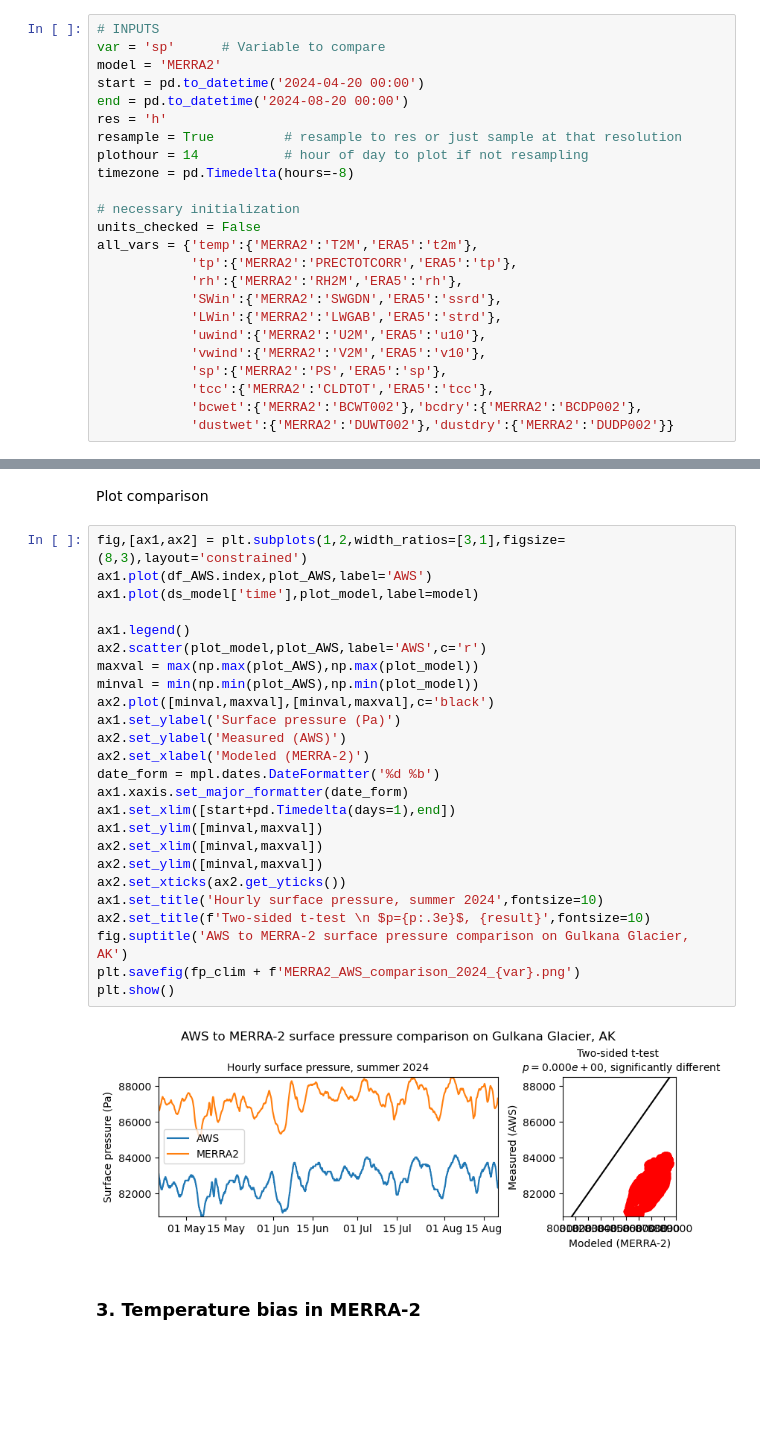
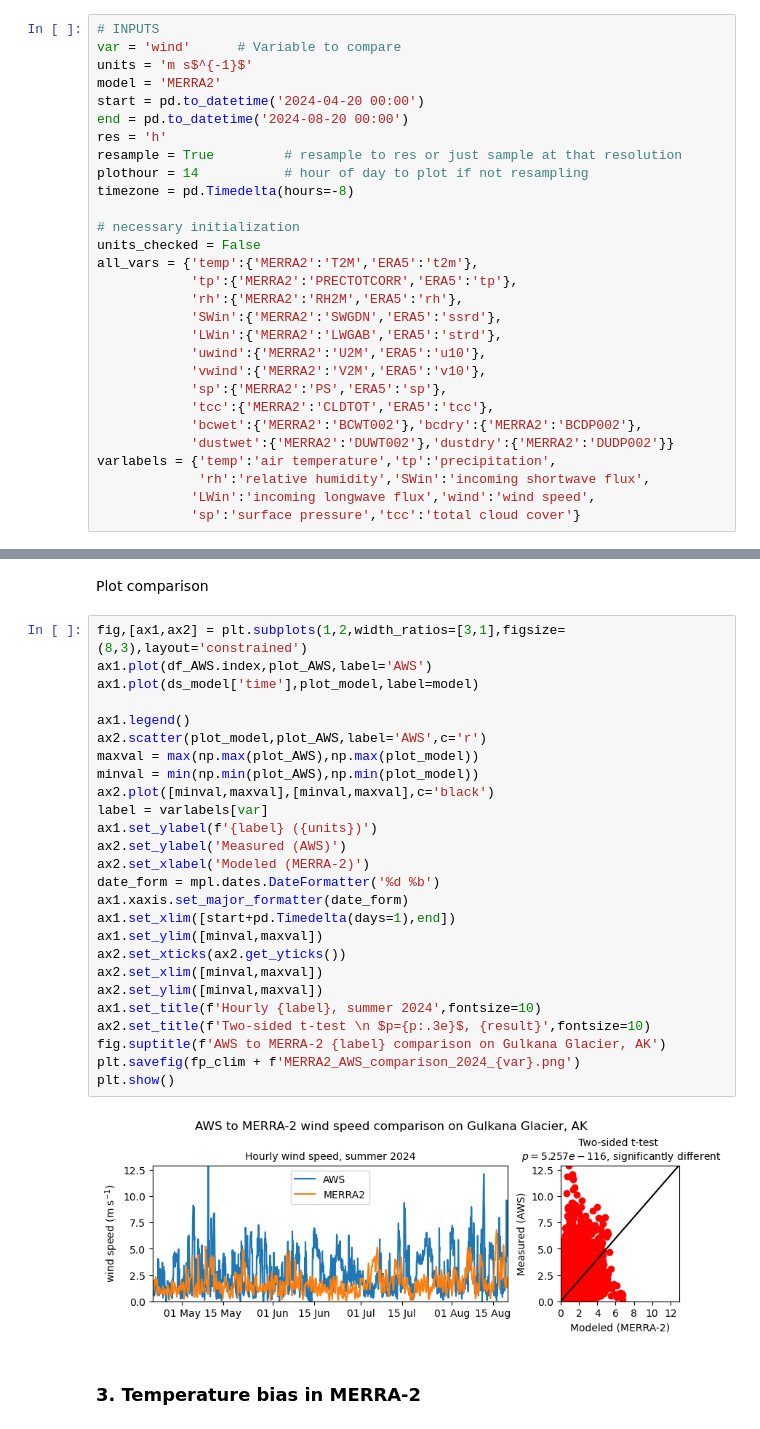
Before and after one commit to clairevwilson/PyGEM-EB, a Jupyter notebook: pygem_eb/processing/climate_plotting.ipynb, the cells around one changed output, grey strips where cells are left out. Cells and saved outputs as stored; diff of their text form; blank space fills up the shorter version.

```diff
--- a/pygem_eb/processing/climate_plotting.ipynb
+++ b/pygem_eb/processing/climate_plotting.ipynb
@@ -10,7 +10,8 @@ import numpy as np
 import scipy.stats as ss
 # %%
 # INPUTS
-var = 'sp'      # Variable to compare
+var = 'wind'      # Variable to compare
+units = 'm s$^{-1}$'
 model = 'MERRA2'
 start = pd.to_datetime('2024-04-20 00:00')
 end = pd.to_datetime('2024-08-20 00:00')
@@ -32,6 +33,10 @@ all_vars = {'temp':{'MERRA2':'T2M','ERA5':'t2m'},
             'tcc':{'MERRA2':'CLDTOT','ERA5':'tcc'},
             'bcwet':{'MERRA2':'BCWT002'},'bcdry':{'MERRA2':'BCDP002'},
             'dustwet':{'MERRA2':'DUWT002'},'dustdry':{'MERRA2':'DUDP002'}}
+varlabels = {'temp':'air temperature','tp':'precipitation',
+             'rh':'relative humidity','SWin':'incoming shortwave flux',
+            'LWin':'incoming longwave flux','wind':'wind speed',
+            'sp':'surface pressure','tcc':'total cloud cover'}
 # %%
 # FILEPATHS
 fp_clim = '/home/claire/research/climate_data/'
@@ -263,30 +255,31 @@ Plot comparison
 # %%
 fig,[ax1,ax2] = plt.subplots(1,2,width_ratios=[3,1],figsize=(8,3),layout='constrained')
 ax1.plot(df_AWS.index,plot_AWS,label='AWS')
 ax1.plot(ds_model['time'],plot_model,label=model)
 
 ax1.legend()
 ax2.scatter(plot_model,plot_AWS,label='AWS',c='r')
 maxval = max(np.max(plot_AWS),np.max(plot_model))
 minval = min(np.min(plot_AWS),np.min(plot_model))
 ax2.plot([minval,maxval],[minval,maxval],c='black')
-ax1.set_ylabel('Surface pressure (Pa)')
+label = varlabels[var]
+ax1.set_ylabel(f'{label} ({units})')
 ax2.set_ylabel('Measured (AWS)')
 ax2.set_xlabel('Modeled (MERRA-2)')
 date_form = mpl.dates.DateFormatter('%d %b')
 ax1.xaxis.set_major_formatter(date_form)
 ax1.set_xlim([start+pd.Timedelta(days=1),end])
 ax1.set_ylim([minval,maxval])
+ax2.set_xticks(ax2.get_yticks())
 ax2.set_xlim([minval,maxval])
 ax2.set_ylim([minval,maxval])
-ax2.set_xticks(ax2.get_yticks())
-ax1.set_title('Hourly surface pressure, summer 2024',fontsize=10)
+ax1.set_title(f'Hourly {label}, summer 2024',fontsize=10)
 ax2.set_title(f'Two-sided t-test \n $p={p:.3e}$, {result}',fontsize=10)
-fig.suptitle('AWS to MERRA-2 surface pressure comparison on Gulkana Glacier, AK')
+fig.suptitle(f'AWS to MERRA-2 {label} comparison on Gulkana Glacier, AK')
 plt.savefig(fp_clim + f'MERRA2_AWS_comparison_2024_{var}.png')
 plt.show()
 # %% [output]
-[figure, old version]
+[figure, new version]
 # %% [markdown]
 ### 3. Temperature bias in MERRA-2
 # %%
```
Also changed, not shown: parts of 5 cells of this notebook, 7 other files.
